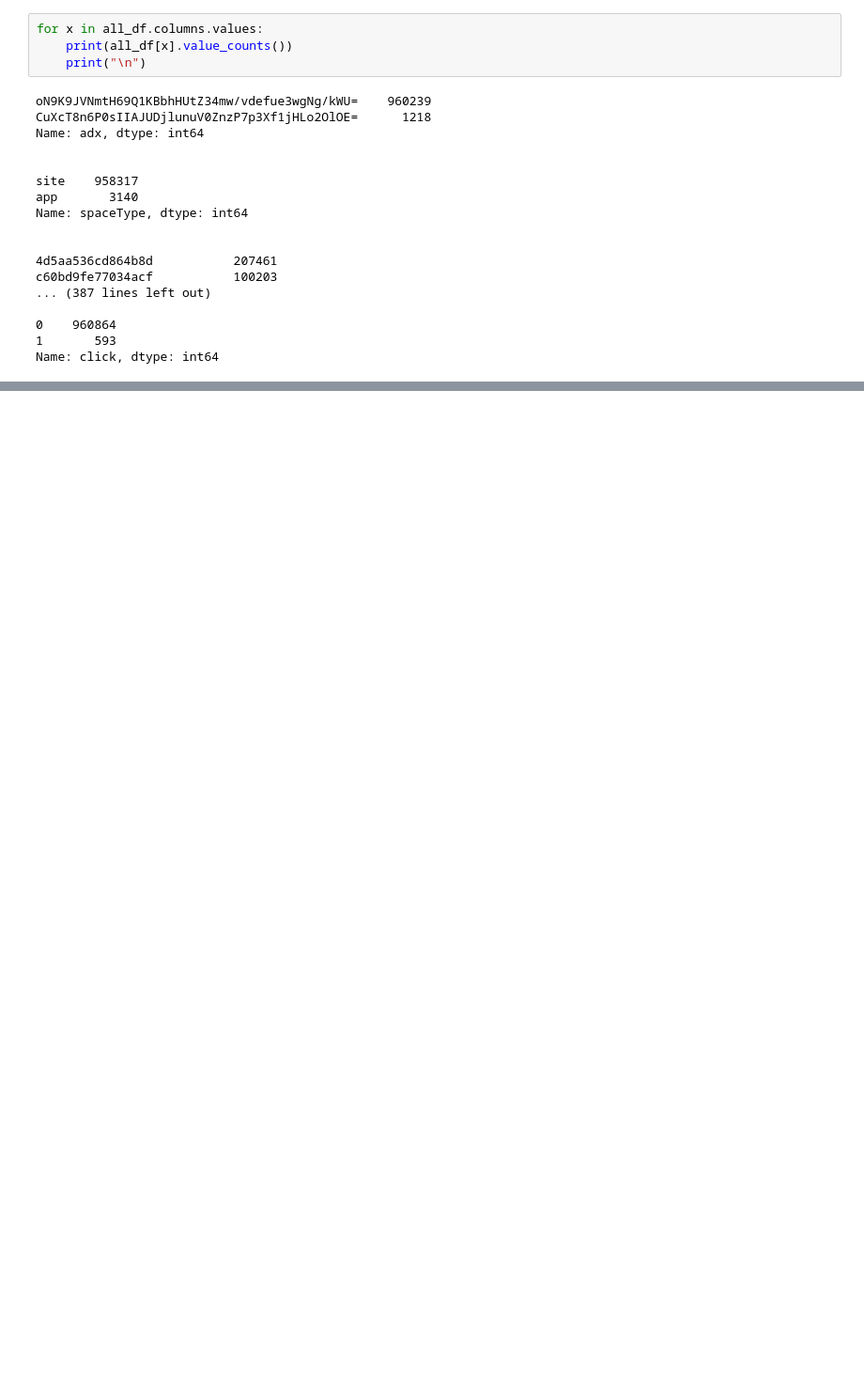
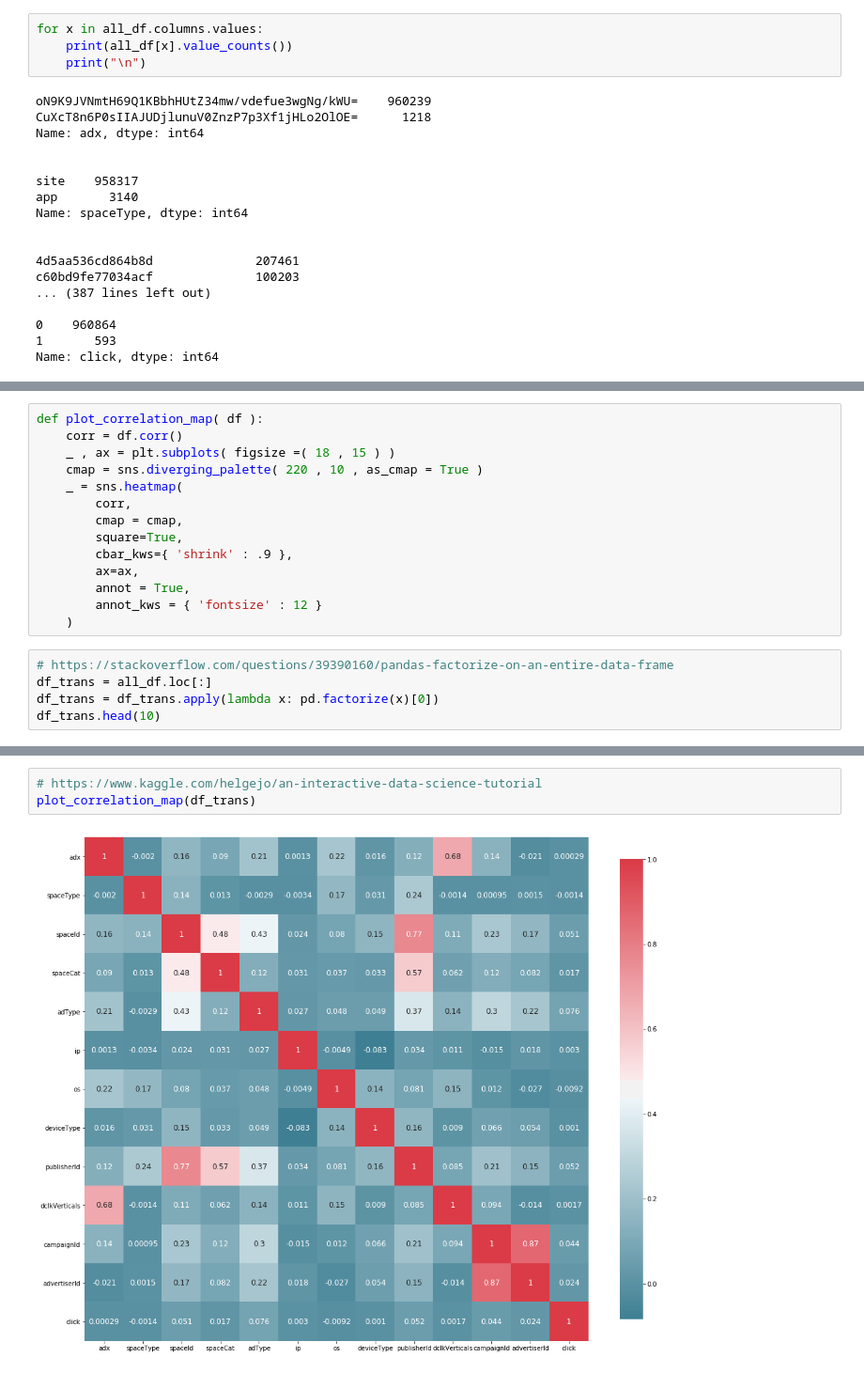
Before and after one commit to Superdanby/AI-Binary-Classification, a Jupyter notebook: Binary Classification.ipynb, the cells around one changed output, grey strips where cells are left out. Shown at 94% size. Drawn from its saved outputs; the diff is of its cells as text; blank space fills up the shorter version.

```diff
--- a/Binary Classification.ipynb
+++ b/Binary Classification.ipynb
@@ -126,0 +280,19 @@ pid.groupby(['publisherId'], as_index=False).agg(aggregator).sort_values(by='cli
+# %%
+def plot_correlation_map( df ):
+    corr = df.corr()
+    _ , ax = plt.subplots( figsize =( 18 , 15 ) )
+    cmap = sns.diverging_palette( 220 , 10 , as_cmap = True )
+    _ = sns.heatmap(
+        corr,
+        cmap = cmap,
+        square=True,
+        cbar_kws={ 'shrink' : .9 },
+        ax=ax,
+        annot = True,
+        annot_kws = { 'fontsize' : 12 }
+    )
+# %%
+# https://stackoverflow.com/questions/39390160/pandas-factorize-on-an-entire-data-frame
+df_trans = all_df.loc[:]
+df_trans = df_trans.apply(lambda x: pd.factorize(x)[0])
+df_trans.head(10)
@@ -126,0 +311,5 @@ pid.groupby(['publisherId'], as_index=False).agg(aggregator).sort_values(by='cli
+# %%
+# https://www.kaggle.com/helgejo/an-interactive-data-science-tutorial
+plot_correlation_map(df_trans)
+# %% [output]
+[figure, added]
```
Also changed, not shown: parts of 14 cells of this notebook.
